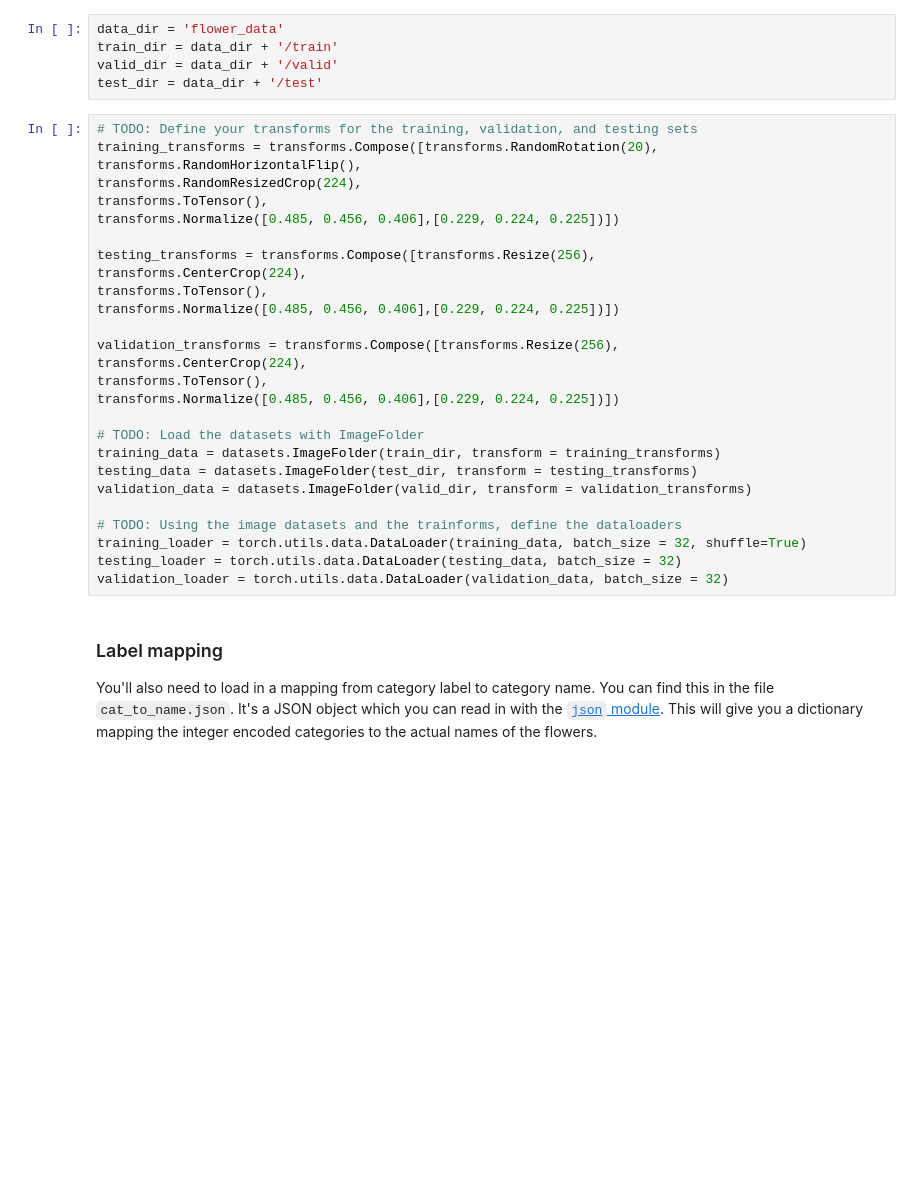
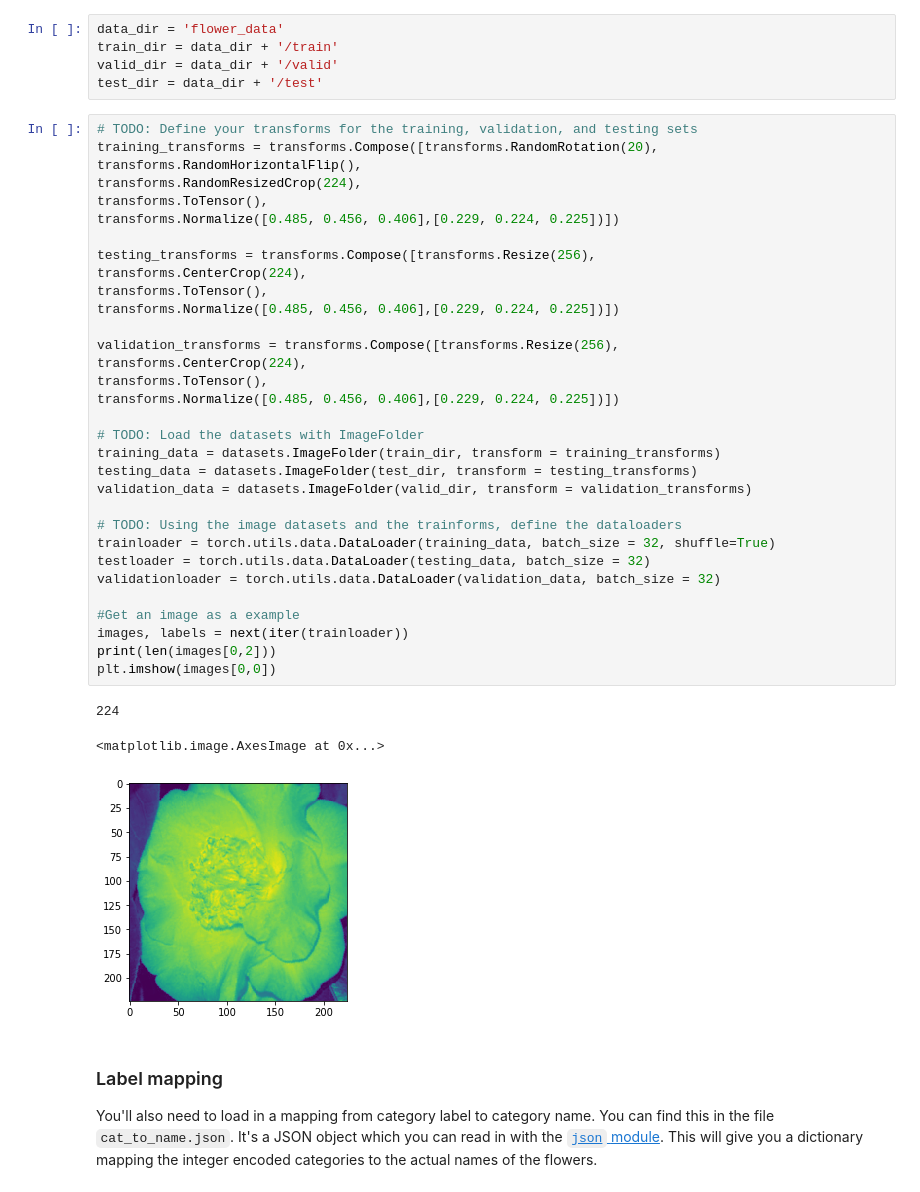
Before and after one commit to Adrianvegassanchez/ai-programming-with-python-udacity-nanodegree, a Jupyter notebook: image_classifier_project/aipnd-project/Image Classifier Project.ipynb, the cells around one changed output. Drawn from its saved outputs; the diff is of its cells as text; blank space fills up the shorter version.

```diff
--- a/image_classifier_project/aipnd-project/Image Classifier Project.ipynb
+++ b/image_classifier_project/aipnd-project/Image Classifier Project.ipynb
@@ -39,30 +43,39 @@ test_dir = data_dir + '/test'
 # %%
 # TODO: Define your transforms for the training, validation, and testing sets
 training_transforms = transforms.Compose([transforms.RandomRotation(20),
 transforms.RandomHorizontalFlip(),
 transforms.RandomResizedCrop(224),
 transforms.ToTensor(),
 transforms.Normalize([0.485, 0.456, 0.406],[0.229, 0.224, 0.225])])
 
 testing_transforms = transforms.Compose([transforms.Resize(256),
 transforms.CenterCrop(224),
 transforms.ToTensor(),
 transforms.Normalize([0.485, 0.456, 0.406],[0.229, 0.224, 0.225])])
 
 validation_transforms = transforms.Compose([transforms.Resize(256),
 transforms.CenterCrop(224),
 transforms.ToTensor(),
 transforms.Normalize([0.485, 0.456, 0.406],[0.229, 0.224, 0.225])])
 
 # TODO: Load the datasets with ImageFolder
 training_data = datasets.ImageFolder(train_dir, transform = training_transforms)
 testing_data = datasets.ImageFolder(test_dir, transform = testing_transforms)
 validation_data = datasets.ImageFolder(valid_dir, transform = validation_transforms)
 
 # TODO: Using the image datasets and the trainforms, define the dataloaders
-training_loader = torch.utils.data.DataLoader(training_data, batch_size = 32, shuffle=True)
-testing_loader = torch.utils.data.DataLoader(testing_data, batch_size = 32)
-validation_loader = torch.utils.data.DataLoader(validation_data, batch_size = 32)
+trainloader = torch.utils.data.DataLoader(training_data, batch_size = 32, shuffle=True)
+testloader = torch.utils.data.DataLoader(testing_data, batch_size = 32)
+validationloader = torch.utils.data.DataLoader(validation_data, batch_size = 32)
+
+#Get an image as a example
+images, labels = next(iter(trainloader))
+print(len(images[0,2]))
+plt.imshow(images[0,0])
+# %% [output]
+224
+<matplotlib.image.AxesImage at 0x...>
+[figure, added]
 # %% [markdown]
 ### Label mapping
 
```
Also changed, not shown: parts of 8 cells of this notebook.
